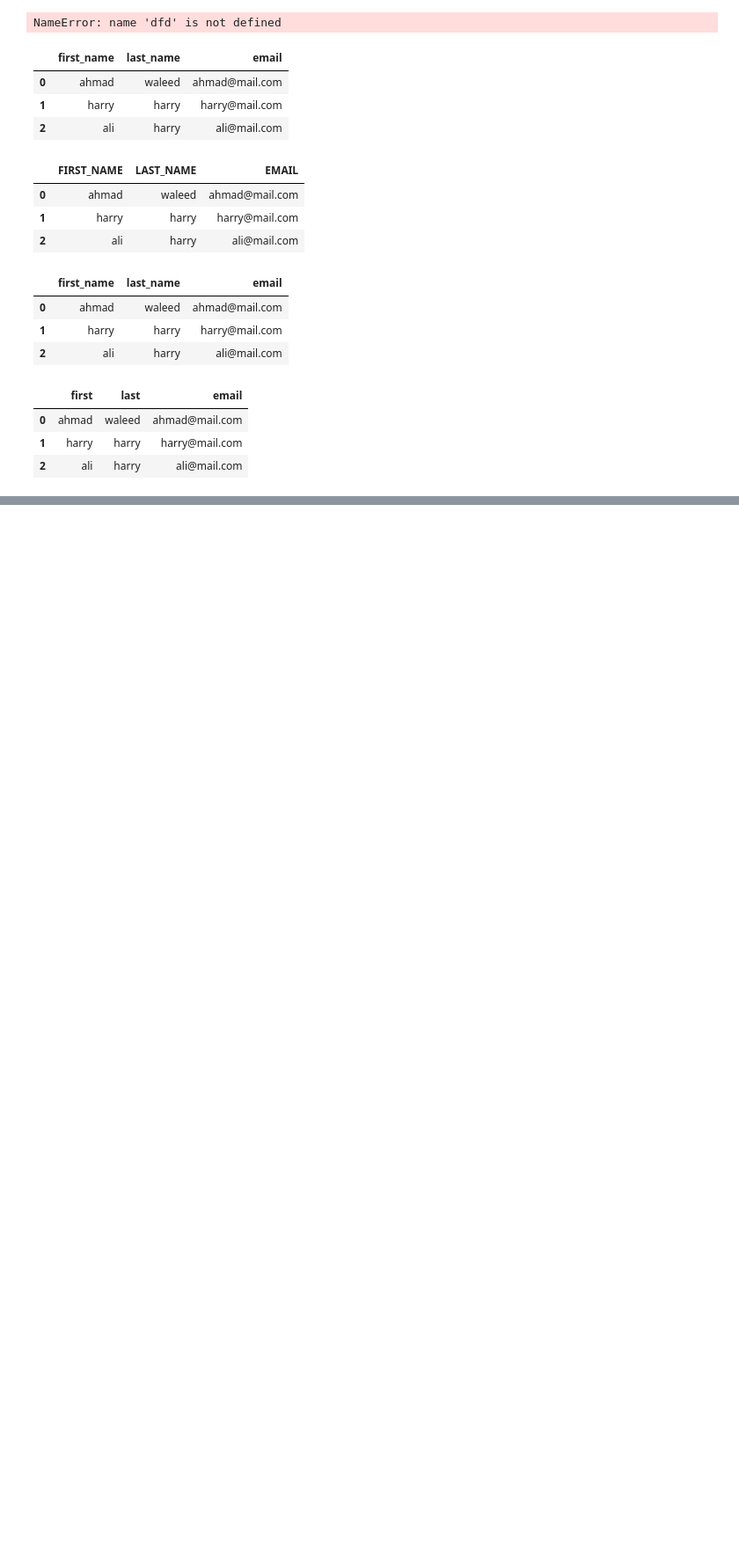
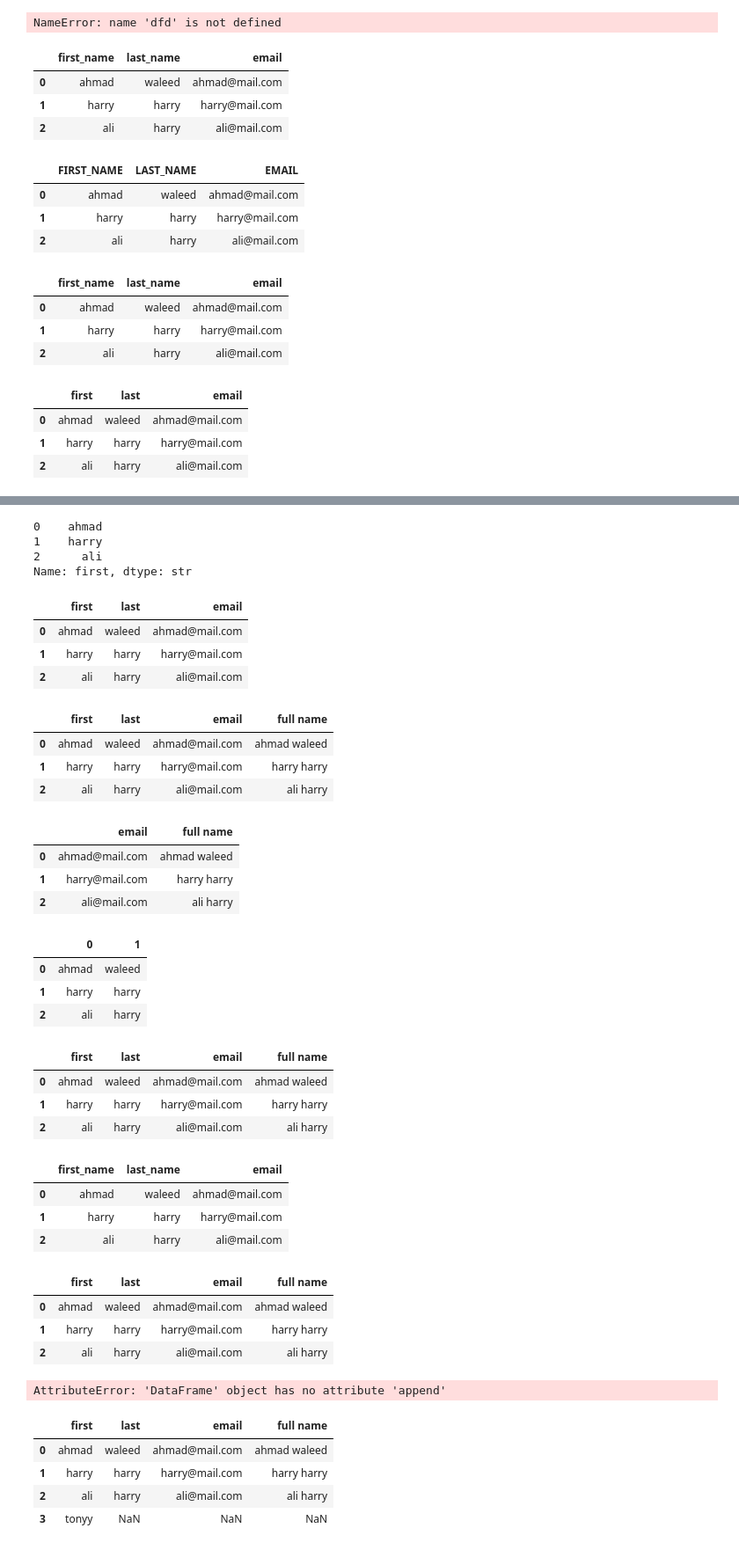
Before and after one commit to Ahmadwaleed11/data-analytics-learning, a Jupyter notebook: Untitled.ipynb, the cells around one changed output, grey strips where cells are left out. Shown at 88% size. Drawn from its saved outputs; the diff is of its cells as text; code cells hidden in the pictures; blank space fills up the shorter version.

```diff
--- a/Untitled.ipynb
+++ b/Untitled.ipynb
@@ -158,0 +274,7 @@ df
+# %%
+df['first'].replace({'HARRY':'harry'})
+# %% [output]
+0    ahmad
+1    harry
+2      ali
+Name: first, dtype: str
@@ -158,0 +283,39 @@ df
+# %%
+df
+# %% [output]
+|  | first | last | email |
+| 0 | ahmad | waleed | ahmad@mail.com |
+| 1 | harry | harry | harry@mail.com |
+| 2 | ali | harry | ali@mail.com |
+# %%
+df['full name']=df['first']+' ' + df['last']
+# %%
+df
+# %% [output]
+|  | first | last | email | full name |
+| 0 | ahmad | waleed | ahmad@mail.com | ahmad waleed |
+| 1 | harry | harry | harry@mail.com | harry harry |
+| 2 | ali | harry | ali@mail.com | ali harry |
+# %%
+df.drop(columns=['first','last'])
+# %% [output]
+|  | email | full name |
+| 0 | ahmad@mail.com | ahmad waleed |
+| 1 | harry@mail.com | harry harry |
+| 2 | ali@mail.com | ali harry |
+# %%
+df['full name'].str.split(' ', expand=True)
+# %% [output]
+|  | 0 | 1 |
+| 0 | ahmad | waleed |
+| 1 | harry | harry |
+| 2 | ali | harry |
+# %%
+df[['first','last']]=df['full name'].str.split(' ', expand=True)
+# %%
+df
+# %% [output]
+|  | first | last | email | full name |
+| 0 | ahmad | waleed | ahmad@mail.com | ahmad waleed |
+| 1 | harry | harry | harry@mail.com | harry harry |
+| 2 | ali | harry | ali@mail.com | ali harry |
@@ -158,0 +330,31 @@ df
+# %%
+df2
+# %% [output]
+|  | first_name | last_name | email |
+| 0 | ahmad | waleed | ahmad@mail.com |
+| 1 | harry | harry | harry@mail.com |
+| 2 | ali | harry | ali@mail.com |
+# %%
+df
+# %% [output]
+|  | first | last | email | full name |
+| 0 | ahmad | waleed | ahmad@mail.com | ahmad waleed |
+| 1 | harry | harry | harry@mail.com | harry harry |
+| 2 | ali | harry | ali@mail.com | ali harry |
+# %%
+df.append({'first':'tonyy'}, ignore_index=True)
+# %% [output]
+AttributeError: 'DataFrame' object has no attribute 'append'
+# %%
+df = pd.concat(
+    [df, pd.DataFrame([{'first': 'tonyy'}])],
+    ignore_index=True
+)
+# %%
+df
+# %% [output]
+|  | first | last | email | full name |
+| 0 | ahmad | waleed | ahmad@mail.com | ahmad waleed |
+| 1 | harry | harry | harry@mail.com | harry harry |
+| 2 | ali | harry | ali@mail.com | ali harry |
+| 3 | tonyy | NaN | NaN | NaN |
```
Also changed, not shown: parts of 29 cells of this notebook, 3 other files.
